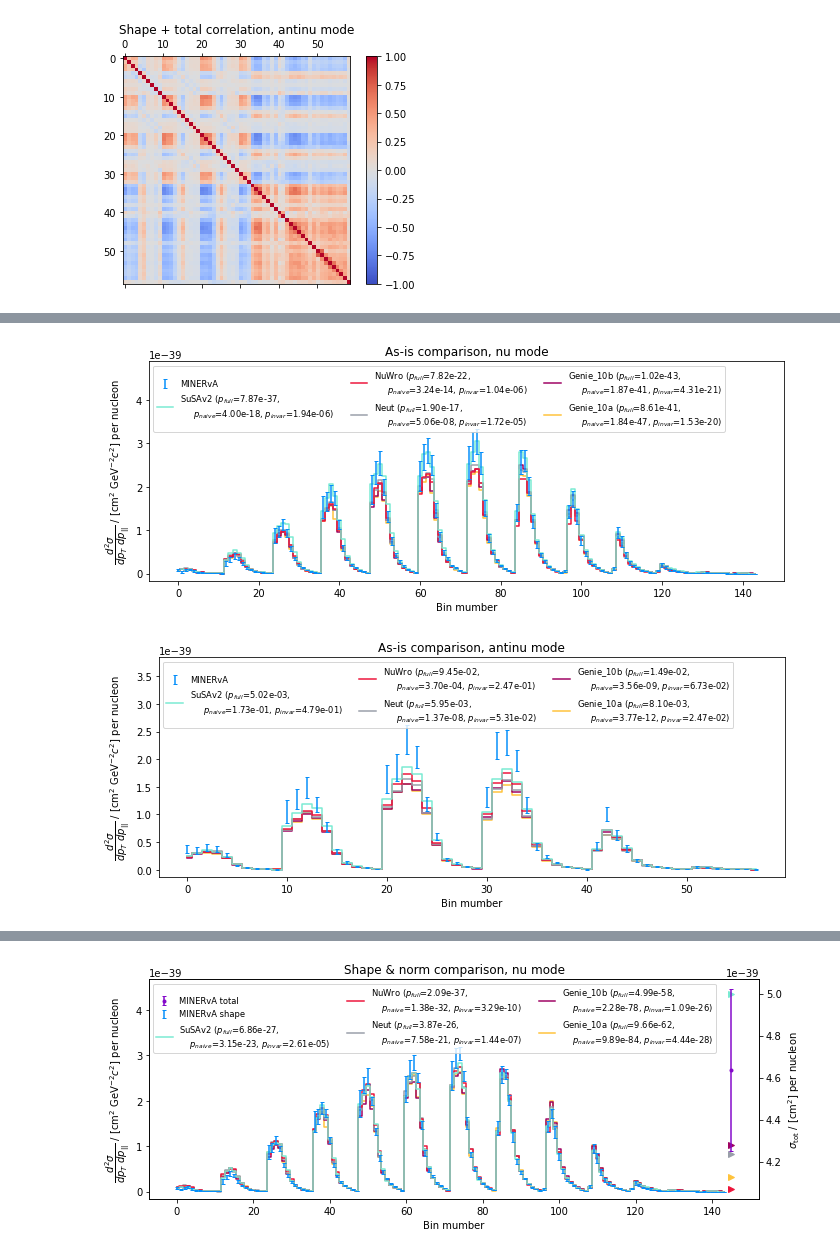
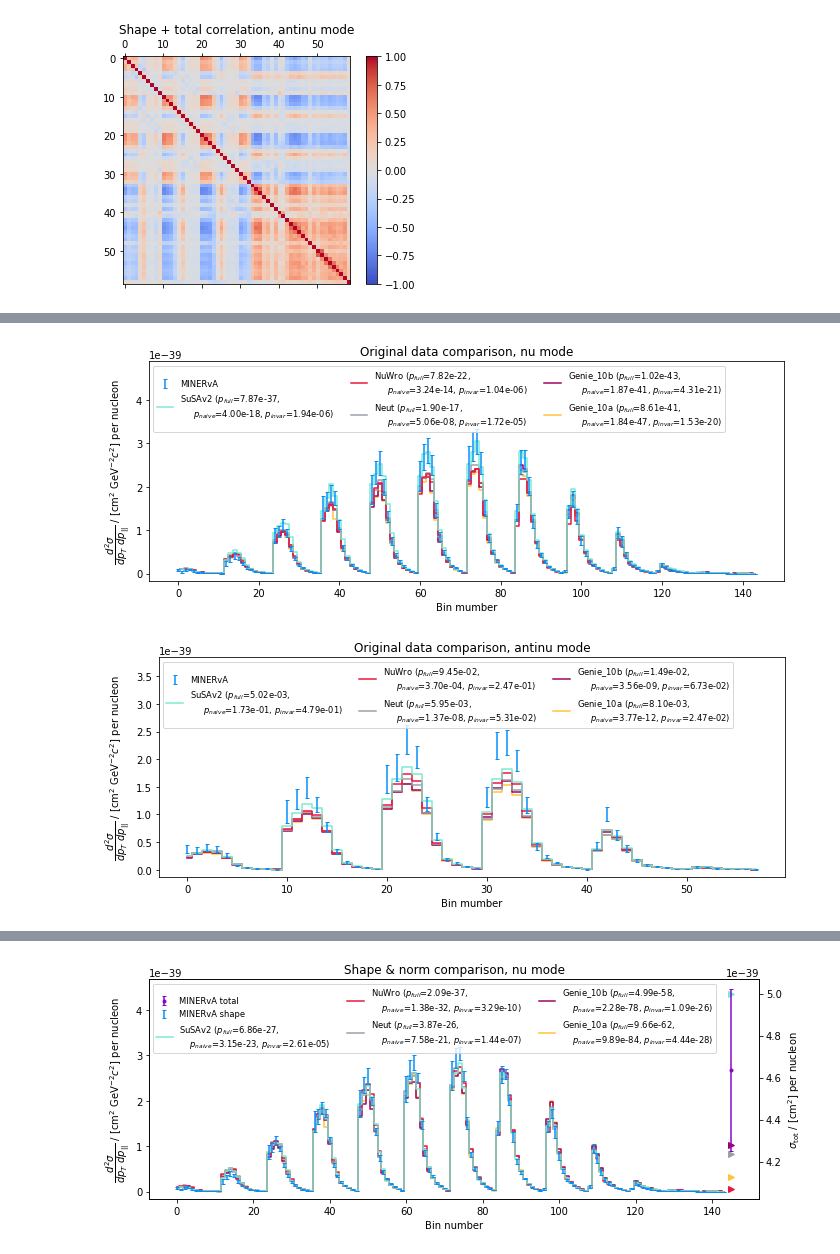
Before and after one commit to ast0815/covfit, a Jupyter notebook: MINERvA.ipynb, the cells around one changed output, grey strips where cells are left out. Saved outputs shown, nothing was run; the diff lists cells and outputs as text; code cells hidden in the pictures.

```diff
--- a/MINERvA.ipynb
+++ b/MINERvA.ipynb
@@ -198,7 +197,7 @@ for mode in modes:
 # %%
 p_all = {}
 # as-is p-values
-p_all["As is"] = {}
+p_all["Original"] = {}
 for mode in modes:
     p_mode = {}
     for gen in files:
@@ -214,7 +213,7 @@ for mode in modes:
         print(f"{mode} {gen}")
         print(p)
         p_mode[gen] = p
-    p_all["As is"][mode] = p_mode
+    p_all["Original"][mode] = p_mode
 # %% [output]
 nu Genie_10a
 {'full': 8.609362556291767e-41, 'naive': 1.8401451207521963e-47, 'fitted': 0.0, 'invariant': 1.5269041867465804e-20}
@@ -245,39 +244,39 @@ for mode in modes:
         np.sqrt(var[mode]),
         linestyle="",
         label="MINERvA",
         zorder=5,
         capsize=2,
     )
     for gen in files:
         ax.step(
             np.arange(len(MC[(mode, gen)])),
             MC[(mode, gen)],
             where="mid",
             label=gen
-            + f" ($p_{{full}}$={p_all['As is'][mode][gen]['full']:.2e},\n     "
-            + f"$p_{{naive}}$={p_all['As is'][mode][gen]['naive']:.2e}, "
-            + f"$p_{{invar}}$={p_all['As is'][mode][gen]['invariant']:.2e})",
+            + f" ($p_{{full}}$={p_all['Original'][mode][gen]['full']:.2e},\n     "
+            + f"$p_{{naive}}$={p_all['Original'][mode][gen]['naive']:.2e}, "
+            + f"$p_{{invar}}$={p_all['Original'][mode][gen]['invariant']:.2e})",
         )
     # ax.set_yscale("log")
     ax.set_ylim(top=ax.get_ylim()[1] * 1.4)
     ax.set_xlabel("Bin mumber")
     ax.set_ylabel(
         r"$\dfrac{d^2 \sigma}{dp_{T}\ dp_{||}}$ / [cm$^2$ GeV$^{-2} c^{2}$] per nucleon"
     )
     handles, labels = ax.get_legend_handles_labels()
     ax.legend(
         handles[::-1],
         labels[::-1],
         loc="upper left",
         ncol=3,
         fontsize="small",
     )
-    ax.set_title(f"As-is comparison, {mode} mode")
+    ax.set_title(f"Original data comparison, {mode} mode")
     fig.tight_layout()
     fig.savefig(f"plots/minerva-{mode}.pdf")
 # %% [output]
-[figure, old version]
+[figure, new version]
-[figure, old version]
+[figure, new version]
 # %%
 # shape only p-values
 p_all["Shape only"] = {}
```
Also changed, not shown: parts of 15 cells of this notebook, 14 other files.
